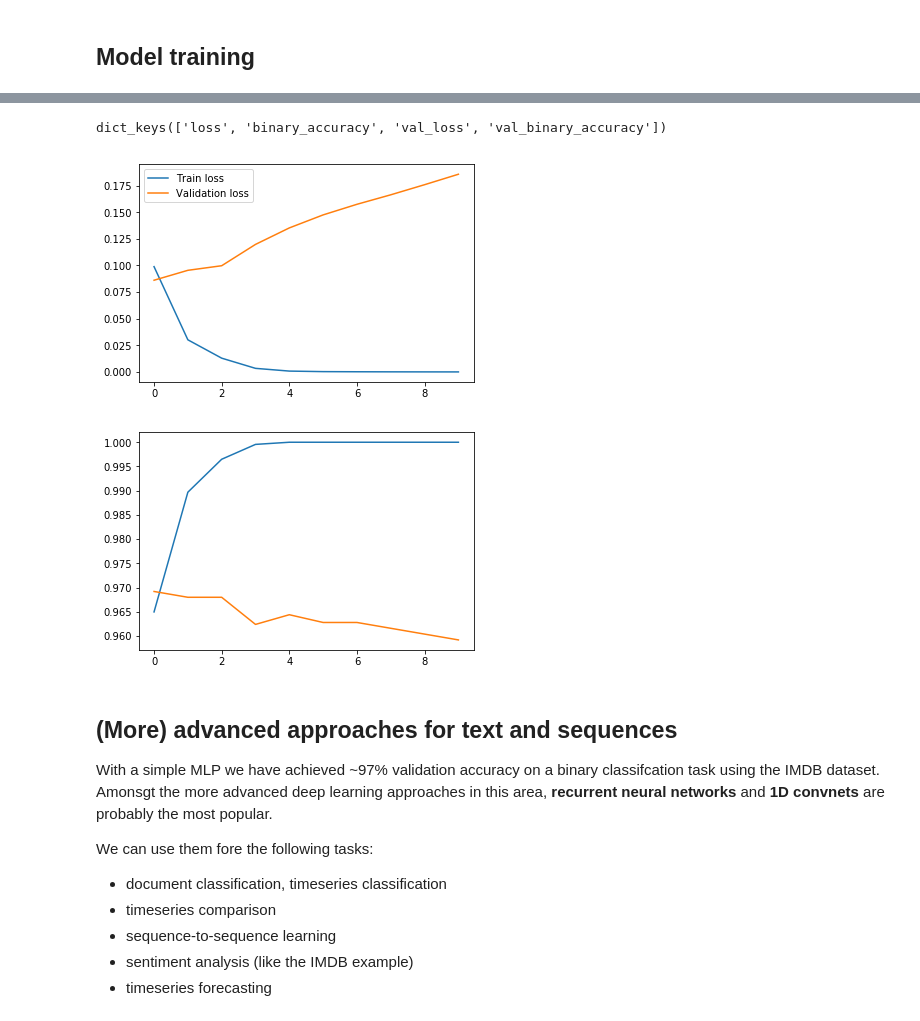
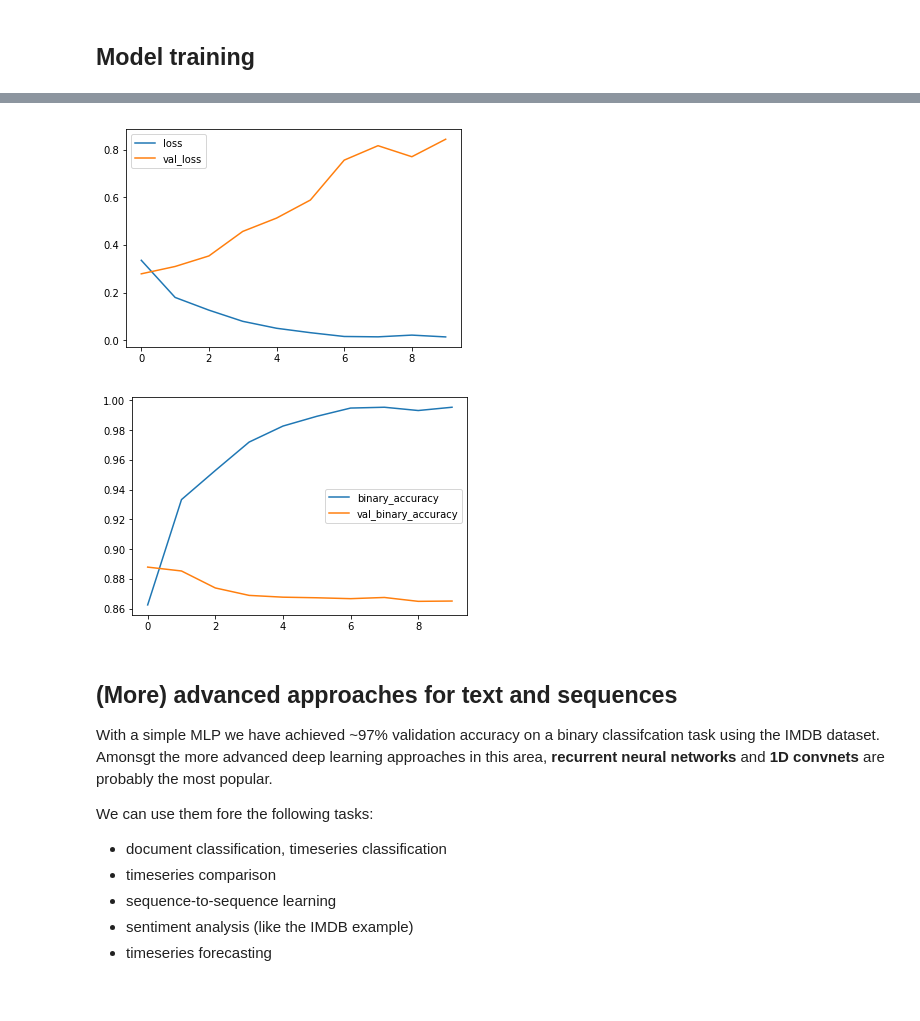
Before and after one commit to floriandotpy/data-playground, a Jupyter notebook: 03-sequences-and-nlp.ipynb, the cells around one changed output, grey strips where cells are left out. Saved outputs shown, nothing was run; the diff lists cells and outputs as text; code cells hidden in the pictures.

Commit message:
Make data loading more flexible, add training of embedding layer

```diff
--- a/03-sequences-and-nlp.ipynb
+++ b/03-sequences-and-nlp.ipynb
@@ -51,0 +99,4 @@ array([0., 1., 1., ..., 0., 0., 0.])
+# %%
+(x_train_bow, y_train_bow), (x_test, y_test) = load_imdb_data(representation='bow')
+
+x_train_bow[0]
@@ -58,7 +115,7 @@ from tensorflow.keras import models
 from tensorflow.keras import layers
 # %%
 model = models.Sequential()
-model.add(layers.Dense(16, input_shape=(10_000,), activation='relu'))
+model.add(layers.Dense(16, input_shape=(MAX_WORDS,), activation='relu'))
 model.add(layers.Dense(16, activation='relu'))
 model.add(layers.Dense(1, activation='sigmoid'))
 # %%
@@ -92,6 +142,6 @@ y_partial_train = train_labels[split_idx:]
 # %%
-history = model.fit(x=x_partial_train,
-                    y=y_partial_train,
-                    validation_data=(x_validation, y_validation),
+history_bow = model.fit(x=x_train_bow,
+                    y=y_train_bow,
+                    validation_split=0.2,
                     epochs=10)
 # %% [output]
@@ -115,21 +165,18 @@ Epoch 10/10
-# %%
-history.history.keys()
-# %% [output]
-dict_keys(['loss', 'binary_accuracy', 'val_loss', 'val_binary_accuracy'])
 # %%
 import matplotlib.pyplot as plt
-plt.plot(history.history['loss'], label="Train loss")
-plt.plot(history.history['val_loss'], label="Validation loss")
-plt.legend()
-plt.show()
+
+def plot_history(history):
+    metrics_per_plot =(('loss', 'val_loss'), ('binary_accuracy', 'val_binary_accuracy'))
+    for plot in metrics_per_plot:
+        for metric in plot:
+            plt.plot(history.history[metric], label=metric)
+        plt.legend()
+        plt.show()
-# %% [output]
-[figure, removed]
-# %%
-plt.plot(history.history['binary_accuracy'])
-plt.plot(history.history['val_binary_accuracy'])
-plt.show()
-# %% [output]
-[figure, removed]
+# %%
+plot_history(history_bow)
+# %% [output]
+[figure, added]
+[figure, added]
 # %% [markdown]
 ## (More) advanced approaches for text and sequences
 
```
Also changed, not shown: parts of 18 cells of this notebook.
